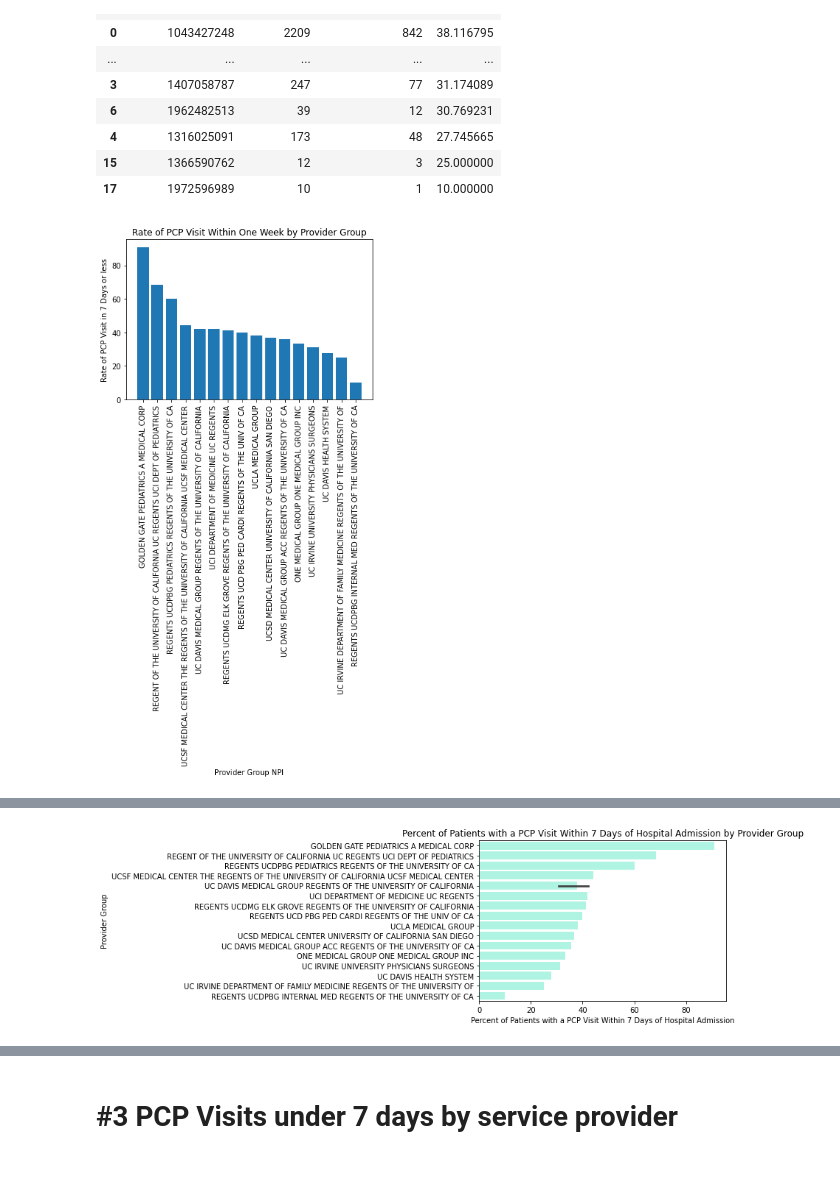
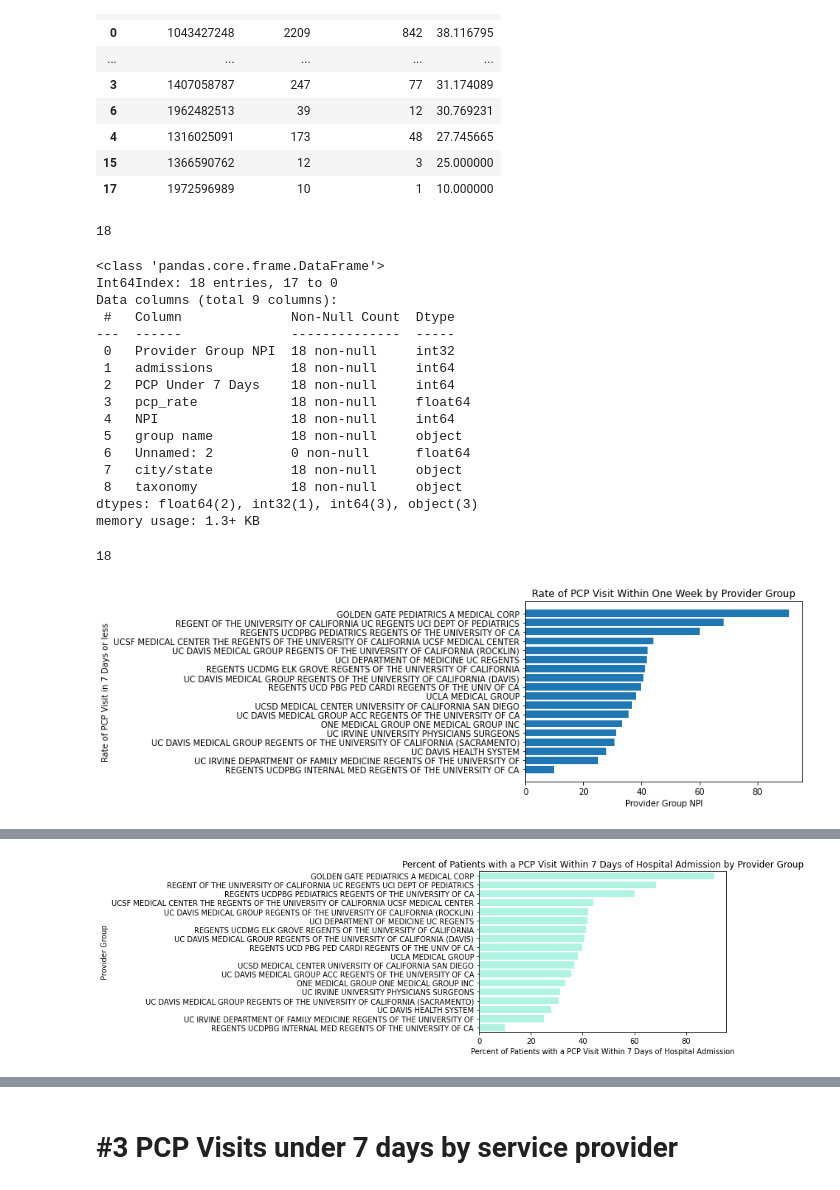
Before and after one commit to Engu12/hospital-readmission_pandas, a Jupyter notebook: hilber_notebook.ipynb, the cells around one changed output, grey strips where cells are left out. Cells and saved outputs as stored; diff of their text form; code cells hidden in the pictures.

```diff
--- a/hilber_notebook.ipynb
+++ b/hilber_notebook.ipynb
@@ -1228,18 +1228,46 @@ See the caveats in the documentation: https://pandas.pydata.org/pandas-docs/stab
 | 4 | 1316025091 | 173 | 48 | 27.745665 |
 | 15 | 1366590762 | 12 | 3 | 25.000000 |
 | 17 | 1972596989 | 10 | 1 | 10.000000 |
+# %%
+len(pd.unique(provider_groups2['Provider Group NPI']))
+# %% [output]
+18
 # %%
 provider_groups3 = provider_groups2.merge(provider_groups_list, left_on='Provider Group NPI', right_on='NPI', how='left')
+# %%
+provider_groups3.sort_values('pcp_rate', inplace=True)
+# %%
+provider_groups3.info()
+# %% [output]
+<class 'pandas.core.frame.DataFrame'>
+Int64Index: 18 entries, 17 to 0
+Data columns (total 9 columns):
+ #   Column              Non-Null Count  Dtype
+---  ------              --------------  -----
+ 0   Provider Group NPI  18 non-null     int32
+ 1   admissions          18 non-null     int64
+ 2   PCP Under 7 Days    18 non-null     int64
+ 3   pcp_rate            18 non-null     float64
+ 4   NPI                 18 non-null     int64
+ 5   group name          18 non-null     object
+ 6   Unnamed: 2          0 non-null      float64
+ 7   city/state          18 non-null     object
+ 8   taxonomy            18 non-null     object
+dtypes: float64(2), int32(1), int64(3), object(3)
+memory usage: 1.3+ KB
+# %%
+len(pd.unique(provider_groups3['group name']))
+# %% [output]
+18
 # %%
-plt.bar('group name', 'pcp_rate', data=provider_groups3)
+plt.barh('group name', 'pcp_rate', data=provider_groups3)
 plt.xlabel('Provider Group NPI')
 plt.ylabel('Rate of PCP Visit in 7 Days or less')
 plt.title('Rate of PCP Visit Within One Week by Provider Group')
-plt.xticks(rotation=90)
 plt.tight_layout()
 plt.savefig('seespcp_rate_by_hospital.png');
 # %% [output]
-[figure, old version]
+[figure, new version]
 # %%
 provider_groups3.sort_values('pcp_rate', inplace=True, ascending=False)
 provider_groups3
@@ -1269,7 +1297,7 @@ plt.title('Percent of Patients with a PCP Visit Within 7 Days of Hospital Admiss
 plt.tight_layout()
 plt.savefig('seespcp_rate_by_provider_group_sns.png', transparent=True);
 # %% [output]
-[figure, old version]
+[figure, new version]
 # %%
 plt.barh(data=provider_groups3, width='pcp_rate', y='group name',  color='#a4ffe7')
 plt.xlabel('Percent of Patients with a PCP Visit Within 7 Days of Hospital Admission')
```
Also changed, not shown: parts of 16 cells of this notebook, 5 other files.
